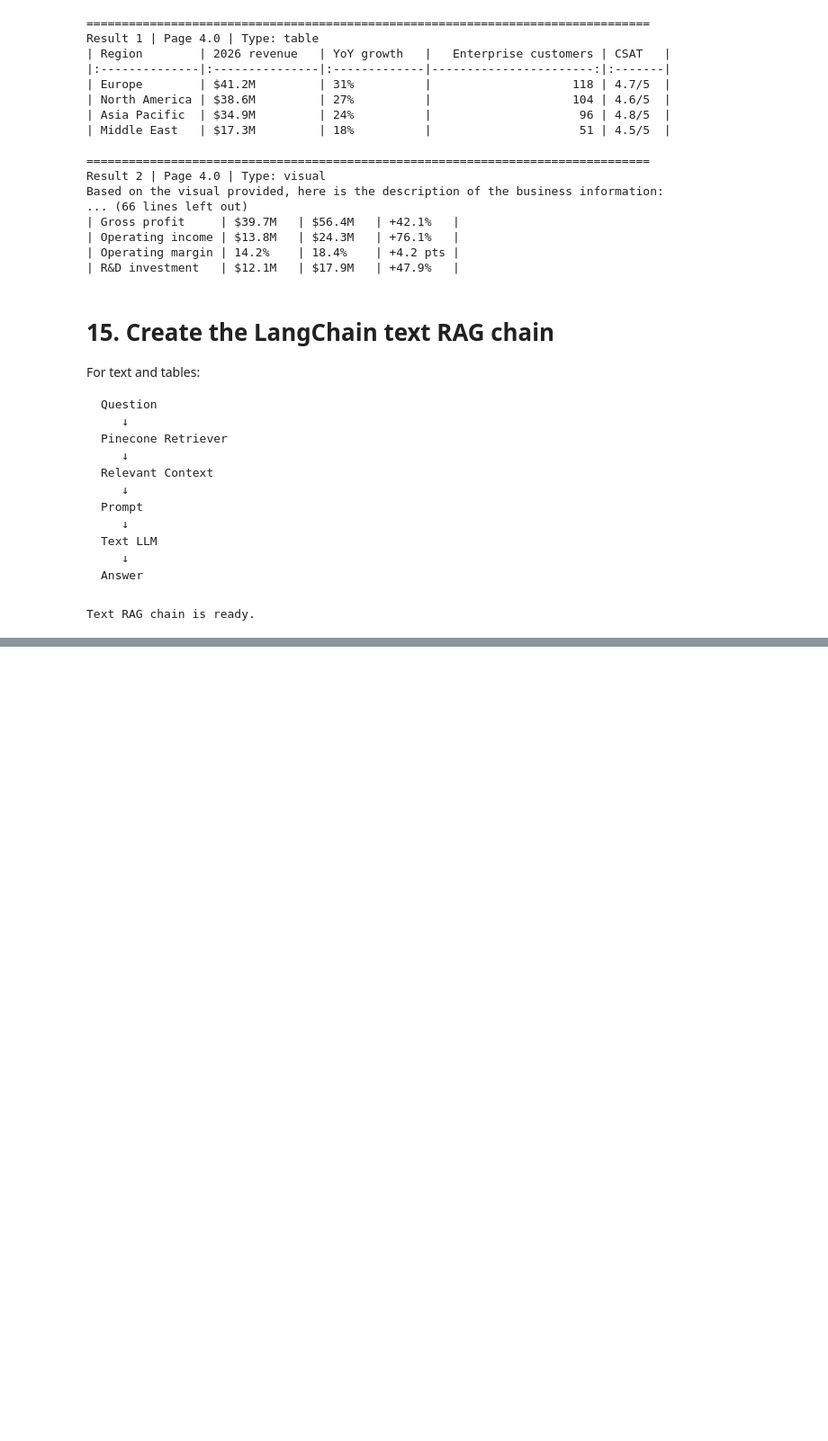
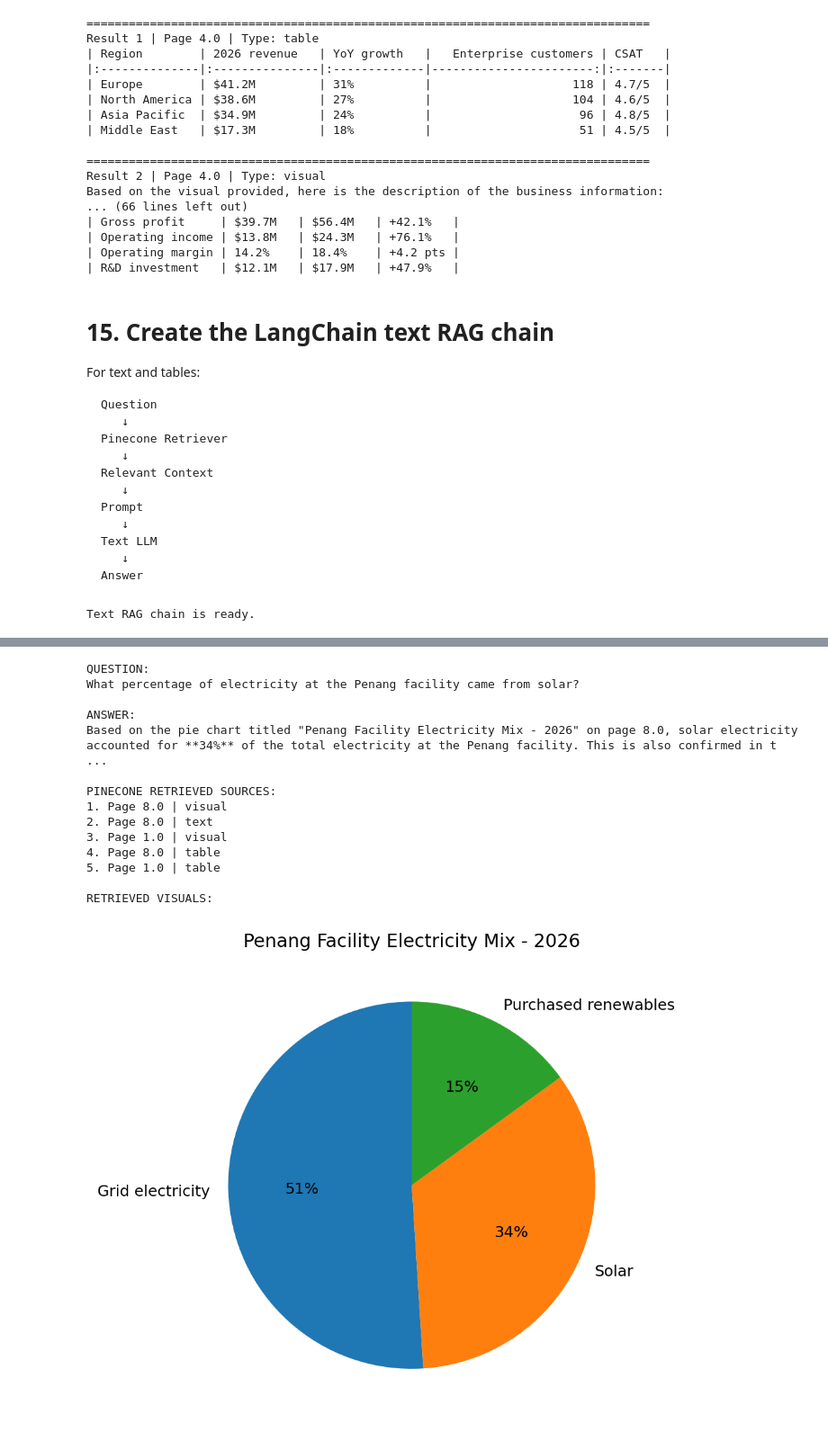
Before and after one commit to LexerPatty/Multimodal_RAG, a Jupyter notebook: multimodal_rag.ipynb, the cells around one changed output, grey strips where cells are left out. Shown at 90% size. Saved outputs shown, nothing was run; the diff lists cells and outputs as text; code cells hidden in the pictures; blank space fills up the shorter version.

```diff
--- a/multimodal_rag.ipynb
+++ b/multimodal_rag.ipynb
@@ -542,0 +841,21 @@ Text RAG chain is ready.
+# %%
+ask_rag(
+    "What percentage of electricity at the Penang facility came from solar?",
+    show_images=True,
+)
+# %% [output]
+QUESTION:
+What percentage of electricity at the Penang facility came from solar?
+
+ANSWER:
+Based on the pie chart titled "Penang Facility Electricity Mix - 2026" on page 8.0, solar electricity accounted for **34%** of the total electricity at the Penang facility. This is also confirmed in t ...
+
+PINECONE RETRIEVED SOURCES:
+1. Page 8.0 | visual
+2. Page 8.0 | text
+3. Page 1.0 | visual
+4. Page 8.0 | table
+5. Page 1.0 | table
+
+RETRIEVED VISUALS:
+[figure, added]
```
Also changed, not shown: parts of 16 cells of this notebook.
